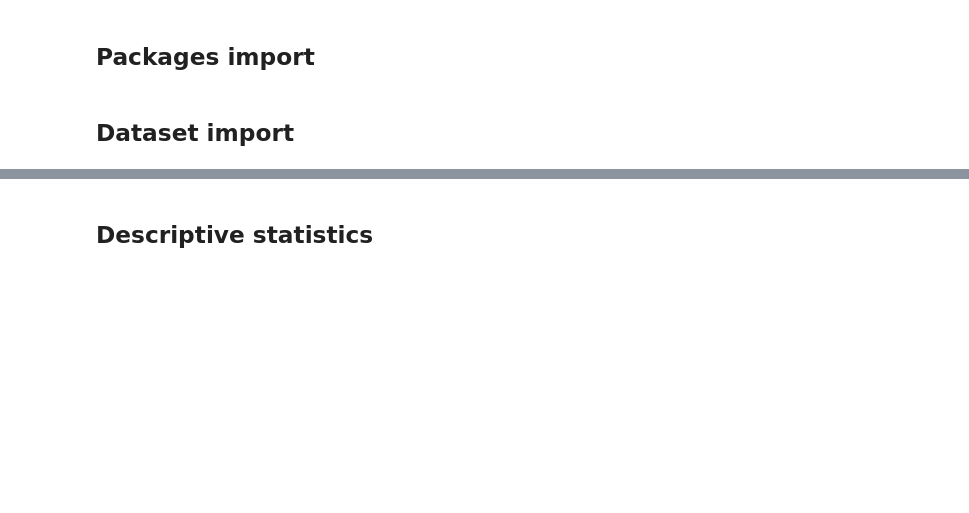
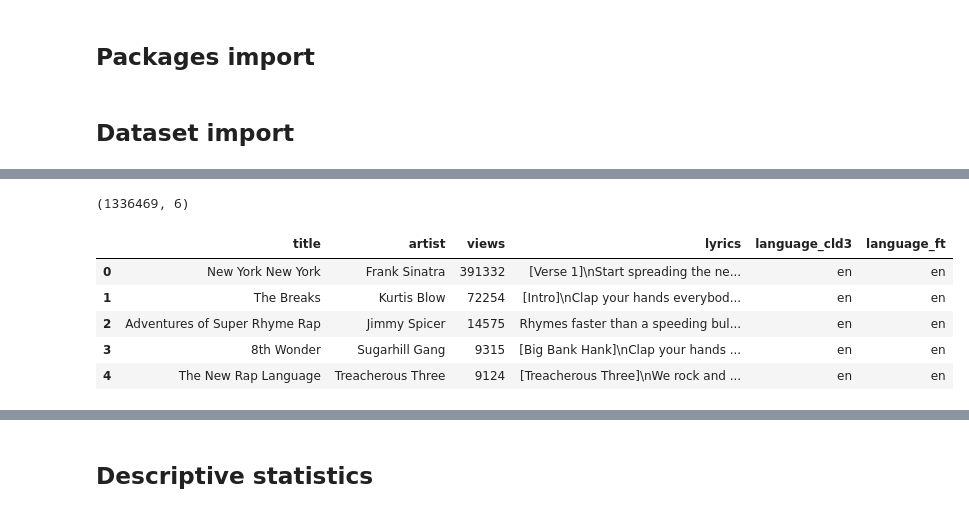
Before and after one commit to Isahrv/nlp_lyrics_analysis, a Jupyter notebook: code_all_genre.ipynb, the cells around one changed output, grey strips where cells are left out. Saved outputs shown, nothing was run; the diff lists cells and outputs as text; code cells hidden in the pictures; blank space fills up the shorter version.

```diff
--- a/code_all_genre.ipynb
+++ b/code_all_genre.ipynb
@@ -56,3 +63,57 @@ ArrowMemoryError: realloc of size 201326592 failed
+# %%
+USE_COLS = [
+    "lyrics",
+    "year",
+    "language_cld3",
+    "language_ft",
+    "tag",
+    "artist",
+    "title",
+    "views"
+]
+
+CHUNK_SIZE = 50_000
+MIN_YEAR, MAX_YEAR = 1980, 2023
+MAX_PER_YEAR_GENRE = 2500
+
+chunks = []
+
+for chunk in pd.read_csv(
+    "song_lyrics_filtered.csv",
+    usecols=USE_COLS,
+    chunksize=CHUNK_SIZE,
+    low_memory=True,
+    engine="python"
+):
+    # Filtrage par anglais
+    chunk = chunk[
+        (chunk["language_cld3"] == "en") &
+        (chunk["language_ft"] == "en") &
+        (chunk["tag"].isin(["pop", "rap"])) &
+        (chunk["year"].between(MIN_YEAR, MAX_YEAR))
+    ]
+
+    # Pour chaque genre et année, on prend max 2500 chansons par vues
+    def sample_top_views(df_group):
+        return df_group.sort_values("views", ascending=False).head(MAX_PER_YEAR_GENRE)
+
+    chunk = chunk.groupby(["year", "tag"], group_keys=False).apply(sample_top_views)
+
+    chunks.append(chunk)
+
+# Concaténer tous les chunks filtrés
+df = pd.concat(chunks, ignore_index=True)
+
+print(df.shape)
+df.head()
+# %% [output]
+(1336469, 6)
+|  | title | artist | views | lyrics | language_cld3 | language_ft |
+| 0 | New York New York | Frank Sinatra | 391332 | [Verse 1]\nStart spreading the ne... | en | en |
+| 1 | The Breaks | Kurtis Blow | 72254 | [Intro]\nClap your hands everybod... | en | en |
+| 2 | Adventures of Super Rhyme Rap | Jimmy Spicer | 14575 | Rhymes faster than a speeding bul... | en | en |
+| 3 | 8th Wonder | Sugarhill Gang | 9315 | [Big Bank Hank]\nClap your hands ... | en | en |
+| 4 | The New Rap Language | Treacherous Three | 9124 | [Treacherous Three]\nWe rock and ... | en | en |
 # %%
 # tag
 # Pop, Rap, Punk, New Age, Country, Jazz, Electronic, Rock, Blues, Reggae, World, Latin, RnB, Folk, Metal
```
Also changed, not shown: parts of 9 cells of this notebook, 2 other files.
